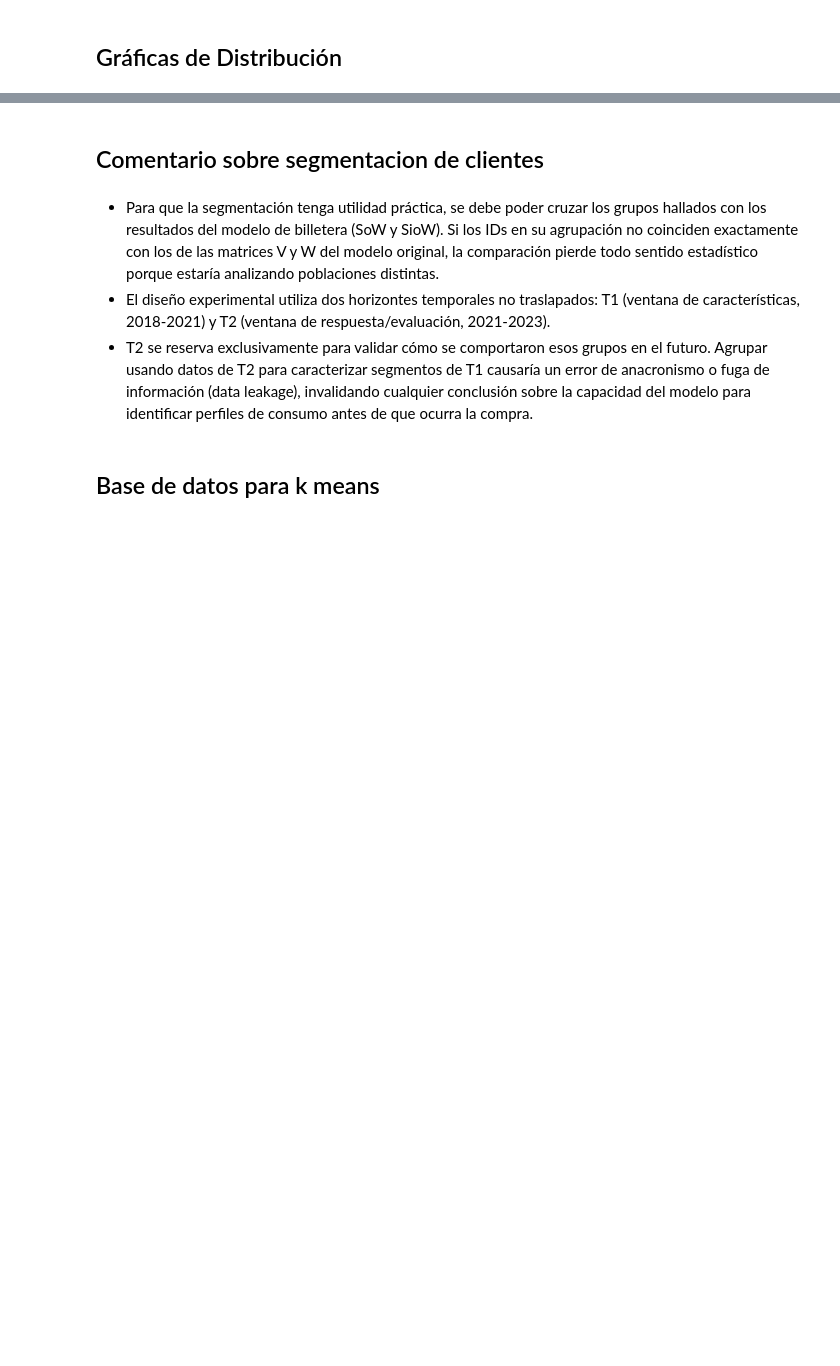
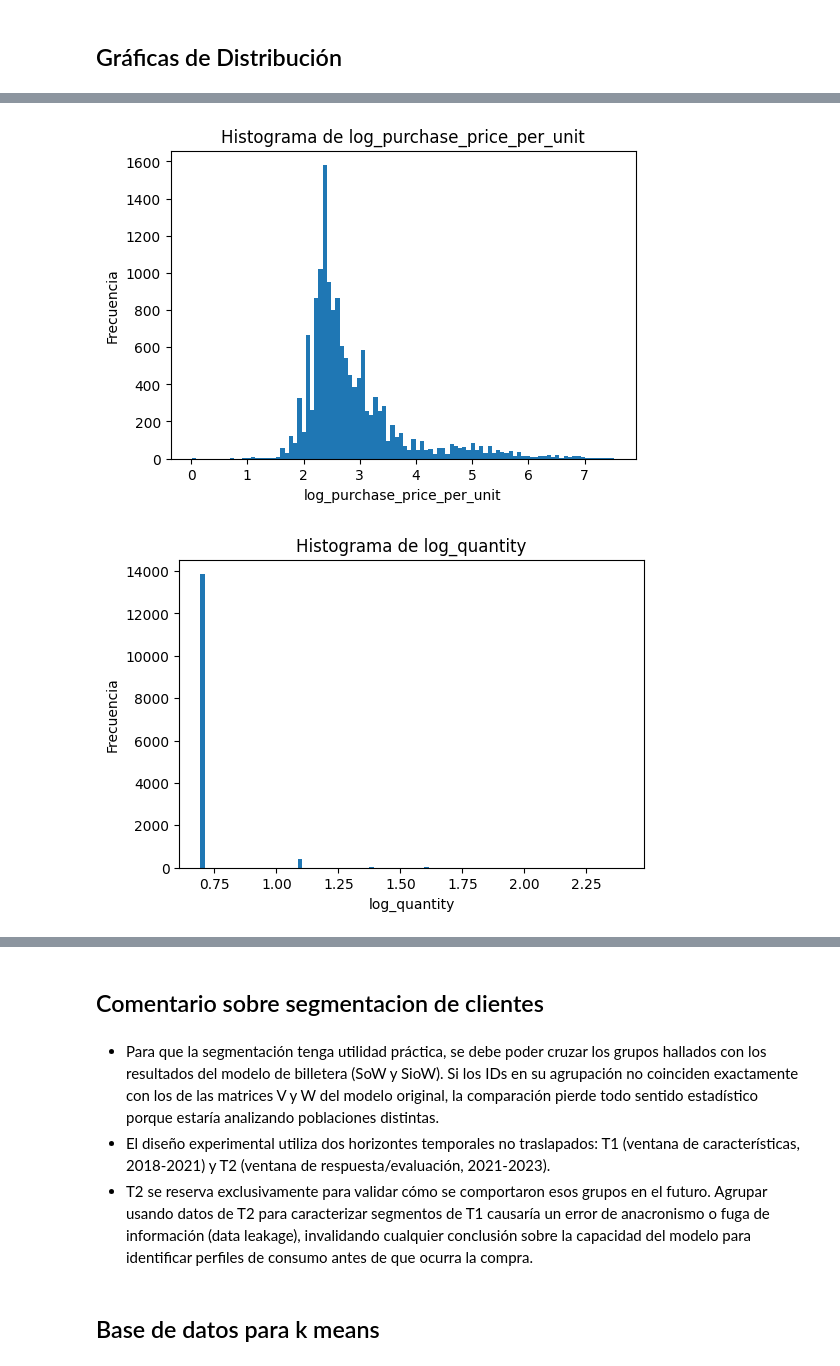
Before and after one commit to Th-msc-data-2026-ujav/Segmentacion-de-clientes-Samsung-SioW-SoW-y-Pow, a Jupyter notebook: segmentacion de clientes/segmentacion_clientes.ipynb, the cells around one changed output, grey strips where cells are left out. Drawn from its saved outputs; the diff is of its cells as text; code cells hidden in the pictures; blank space fills up the shorter version.

```diff
--- a/segmentacion de clientes/segmentacion_clientes.ipynb
+++ b/segmentacion de clientes/segmentacion_clientes.ipynb
@@ -783,9 +902,21 @@ for col in cols:
 # %%
-for col in ["Purchase Price Per Unit", "Quantity"]:
+purchases_samsung["log_purchase_price_per_unit"] = np.log1p(
+    purchases_samsung["Purchase Price Per Unit"]
+)
+
+purchases_samsung["log_quantity"] = np.log1p(
+    purchases_samsung["Quantity"]
+)
+
+cols_log = ["log_purchase_price_per_unit", "log_quantity"]
+
+for col in cols_log:
     plt.figure(figsize=(6, 4))
-    plt.hist(purchases_samsung[col].dropna(), bins=30)
-    plt.yscale("log")
-    plt.title(f"Histograma de {col} con escala log")
+    plt.hist(purchases_samsung[col].dropna(), bins=100)
+    plt.title(f"Histograma de {col}")
     plt.xlabel(col)
     plt.ylabel("Frecuencia")
     plt.show()
+# %% [output]
+[figure, added]
+[figure, added]
```
Also changed, not shown: parts of 72 cells of this notebook.
